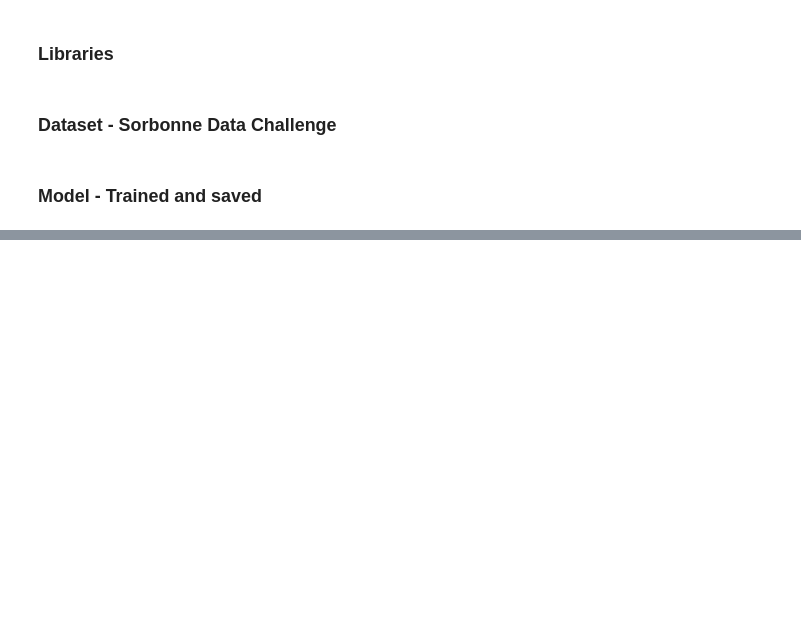
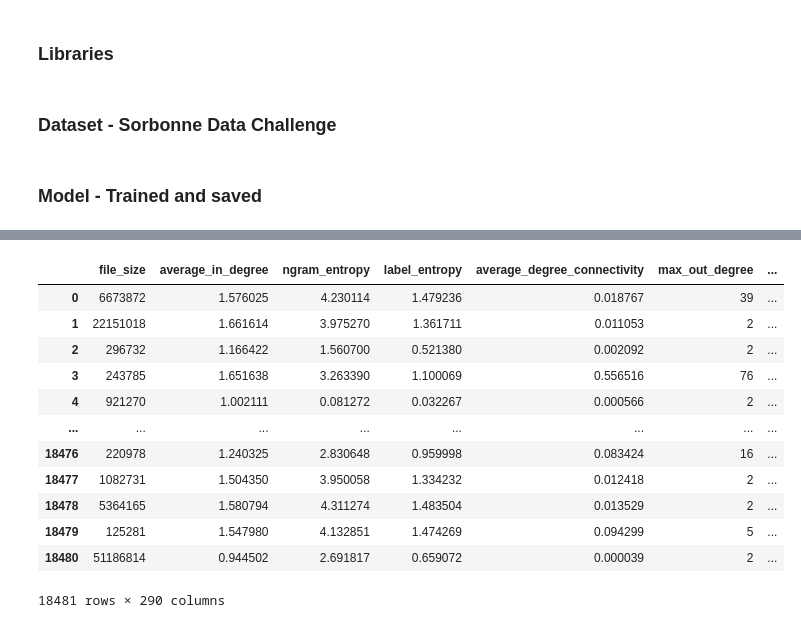
Before and after one commit to Michel93DM/XAI_methods, a Jupyter notebook: Notebooks/XAI_methods.ipynb, the cells around one changed output, grey strips where cells are left out. Saved outputs shown, nothing was run; the diff lists cells and outputs as text; code cells hidden in the pictures; blank space fills up the shorter version.

```diff
--- a/Notebooks/XAI_methods.ipynb
+++ b/Notebooks/XAI_methods.ipynb
@@ -70,0 +239,17 @@ IProgress not found. Please update jupyter and ipywidgets. See https://ipywidget
+# %%
+X_train = X_train.reset_index(drop=True)
+X_train
+# %% [output]
+|  | file_size | average_in_degree | ngram_entropy | label_entropy | average_degree_connectivity | max_out_degree | ... |
+| 0 | 6673872 | 1.576025 | 4.230114 | 1.479236 | 0.018767 | 39 | ... |
+| 1 | 22151018 | 1.661614 | 3.975270 | 1.361711 | 0.011053 | 2 | ... |
+| 2 | 296732 | 1.166422 | 1.560700 | 0.521380 | 0.002092 | 2 | ... |
+| 3 | 243785 | 1.651638 | 3.263390 | 1.100069 | 0.556516 | 76 | ... |
+| 4 | 921270 | 1.002111 | 0.081272 | 0.032267 | 0.000566 | 2 | ... |
+| ... | ... | ... | ... | ... | ... | ... | ... |
+| 18476 | 220978 | 1.240325 | 2.830648 | 0.959998 | 0.083424 | 16 | ... |
+| 18477 | 1082731 | 1.504350 | 3.950058 | 1.334232 | 0.012418 | 2 | ... |
+| 18478 | 5364165 | 1.580794 | 4.311274 | 1.483504 | 0.013529 | 2 | ... |
+| 18479 | 125281 | 1.547980 | 4.132851 | 1.474269 | 0.094299 | 5 | ... |
+| 18480 | 51186814 | 0.944502 | 2.691817 | 0.659072 | 0.000039 | 2 | ... |
+18481 rows × 290 columns
```
Also changed, not shown: parts of 24 cells of this notebook, 1 other file.
